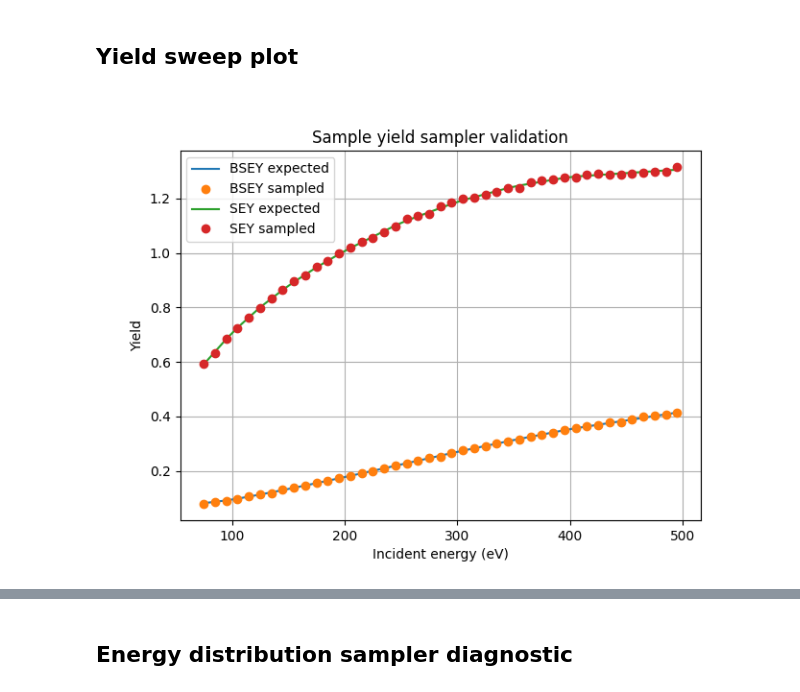
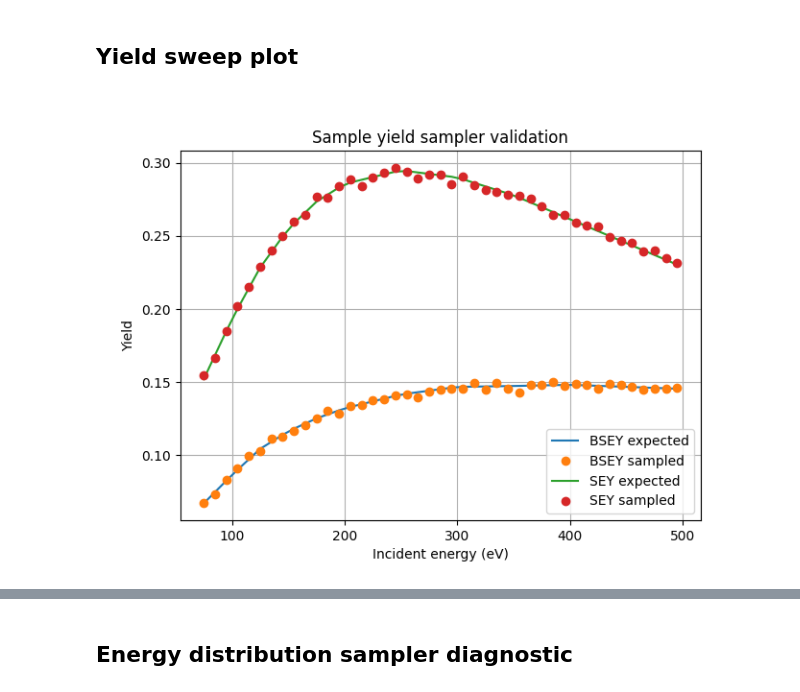
Before and after one commit to oridzel/rfa_python, a Jupyter notebook: notebooks/04_sampler_debug.ipynb, the cells around one changed output, grey strips where cells are left out. Saved outputs shown, nothing was run; the diff lists cells and outputs as text; code cells hidden in the pictures.

Commit message:
grid yield diagnostics

```diff
--- a/notebooks/04_sampler_debug.ipynb
+++ b/notebooks/04_sampler_debug.ipynb
@@ -167,20 +178,20 @@ Sampled SEY         = 0.70564
 # %%
 Etest = np.arange(75, 501, 10)
 
 df_yield_sample = sweep_yield_sampling(
     yield_models,
-    surface_name="sample",
+    surface_name="grid",
     Etest=Etest,
     N=50_000,
     seed=1,
 )
 
 plot_yield_sampling_sweep(
     df_yield_sample,
     title="Sample yield sampler validation",
 )
 
 df_yield_sample.head()
 # %% [output]
-[figure, old version]
+[figure, new version]
 |  | E_eV | BSEY_input_raw | SEY_input_raw | BSEY_expected | SEY_expected | BSEY_sampled | SEY_sampled |
```
Also changed, not shown: parts of 10 cells of this notebook, 4 other files.
